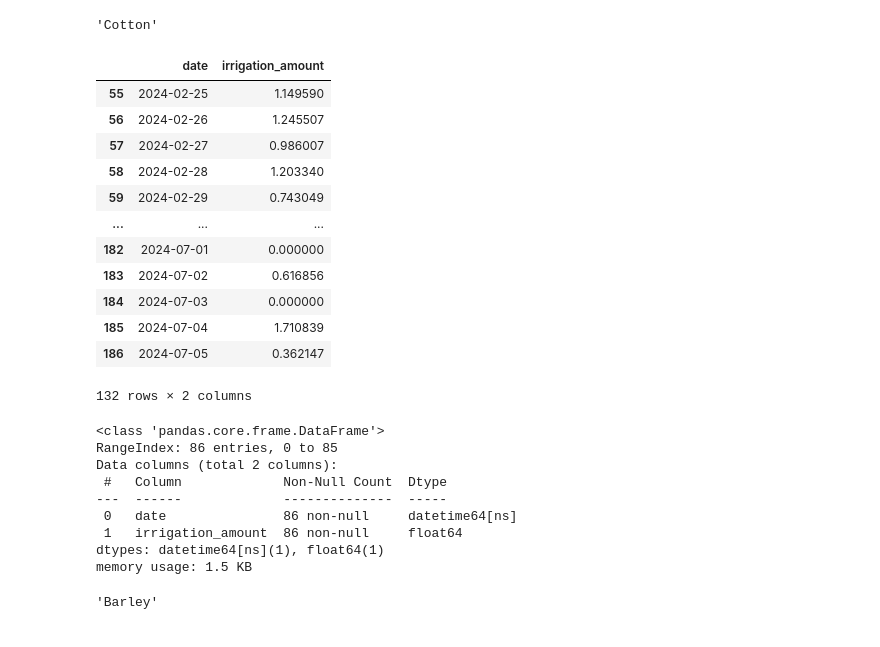
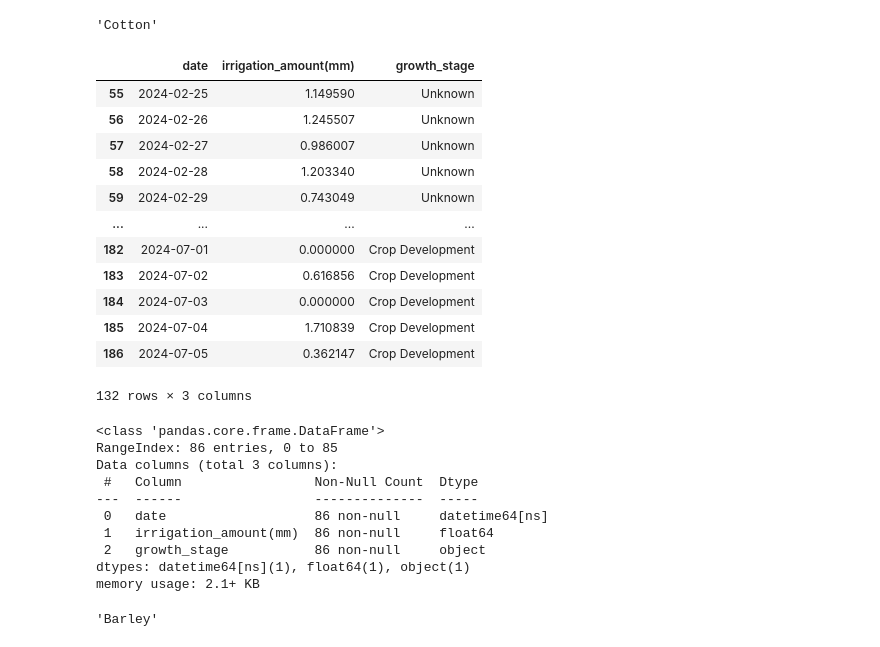
Before and after one commit to Godwin-Oti/Smart-Irrigation-System, a Jupyter notebook: Punjab_India/PUNJAB_2.ipynb, the cells around one changed output. Saved outputs shown, nothing was run; the diff lists cells and outputs as text; code cells hidden in the pictures.

```diff
--- a/Punjab_India/PUNJAB_2.ipynb
+++ b/Punjab_India/PUNJAB_2.ipynb
@@ -1401,39 +1400,41 @@ memory usage: 2.1 KB
 # %%
 threshold_soil_moisture = 0.220757	  # Example threshold in m³/m³(which is mean of soil moisture in the Dataset)
 # Calculate soil deficit
-cotton_data['soil_deficit'] = cotton_data['ETc (mm)'] - cotton_data['precipitation (mm)']
+cotton_data['soil_deficit(mm)'] = cotton_data['ETc (mm)'] - cotton_data['precipitation (mm)']
 cotton_data['irrigation_need'] = cotton_data['soil_moisture_28_to_100cm (m³/m³)'] < threshold_soil_moisture
 #cotton_data['date'] = pd.to_datetime(cotton_data['date'])
 def calculate_irrigation_need(soil_moisture, threshold, soil_deficit):
     if soil_moisture < threshold:
         return max(0, threshold - soil_moisture + soil_deficit)
     return 0
 
-cotton_data['irrigation_amount'] = cotton_data.apply(lambda row: calculate_irrigation_need(
-    row['soil_moisture_28_to_100cm (m³/m³)'], threshold_soil_moisture, row['soil_deficit']), axis=1)
+cotton_data['irrigation_amount(mm)'] = cotton_data.apply(lambda row: calculate_irrigation_need(
+    row['soil_moisture_28_to_100cm (m³/m³)'], threshold_soil_moisture, row['soil_deficit(mm)']), axis=1)
 
 # Create an irrigation schedule
-irrigation_schedule = cotton_data[cotton_data['irrigation_need'] == True][['date', 'irrigation_amount']]
+irrigation_schedule = cotton_data[cotton_data['irrigation_need'] == True][['date', 'irrigation_amount(mm)','growth_stage']]
+
 irrigation_schedule
 # %% [output]
-|  | date | irrigation_amount |
-| 55 | 2024-02-25 | 1.149590 |
-| 56 | 2024-02-26 | 1.245507 |
-| 57 | 2024-02-27 | 0.986007 |
-| 58 | 2024-02-28 | 1.203340 |
-| 59 | 2024-02-29 | 0.743049 |
-| ... | ... | ... |
-| 182 | 2024-07-01 | 0.000000 |
-| 183 | 2024-07-02 | 0.616856 |
-| 184 | 2024-07-03 | 0.000000 |
-| 185 | 2024-07-04 | 1.710839 |
-| 186 | 2024-07-05 | 0.362147 |
+|  | date | irrigation_amount(mm) | growth_stage |
+| 55 | 2024-02-25 | 1.149590 | Unknown |
+| 56 | 2024-02-26 | 1.245507 | Unknown |
+| 57 | 2024-02-27 | 0.986007 | Unknown |
+| 58 | 2024-02-28 | 1.203340 | Unknown |
+| 59 | 2024-02-29 | 0.743049 | Unknown |
+| ... | ... | ... | ... |
+| 182 | 2024-07-01 | 0.000000 | Crop Development |
+| 183 | 2024-07-02 | 0.616856 | Crop Development |
+| 184 | 2024-07-03 | 0.000000 | Crop Development |
+| 185 | 2024-07-04 | 1.710839 | Crop Development |
+| 186 | 2024-07-05 | 0.362147 | Crop Development |
-132 rows × 2 columns
+132 rows × 3 columns
 # %%
 # Create an irrigation schedule within the growing season of sugarcane
 irrigation_schedule_cotton = cotton_data[(cotton_data['date'] >= '2024-04-01') &
                                               (cotton_data['date'] <= '2024-12-31') &
-                                              (cotton_data['irrigation_amount'] > 0)][['date', 'irrigation_amount']]
+                                              (cotton_data['irrigation_amount(mm)'] > 0)][['date', 'irrigation_amount(mm)','growth_stage']]
+
 
 # Display the resulting irrigation schedule
 cotton_irrigation_schedule=irrigation_schedule_cotton.reset_index(drop=True)
@@ -1441,13 +1442,14 @@ cotton_irrigation_schedule.info()
 # %% [output]
 <class 'pandas.core.frame.DataFrame'>
 RangeIndex: 86 entries, 0 to 85
-Data columns (total 2 columns):
- #   Column             Non-Null Count  Dtype
----  ------             --------------  -----
- 0   date               86 non-null     datetime64[ns]
- 1   irrigation_amount  86 non-null     float64
-dtypes: datetime64[ns](1), float64(1)
-memory usage: 1.5 KB
+Data columns (total 3 columns):
+ #   Column                 Non-Null Count  Dtype
+---  ------                 --------------  -----
+ 0   date                   86 non-null     datetime64[ns]
+ 1   irrigation_amount(mm)  86 non-null     float64
+ 2   growth_stage           86 non-null     object
+dtypes: datetime64[ns](1), float64(1), object(1)
+memory usage: 2.1+ KB
 # %%
 """Barley"""
 # %% [output]
```
Also changed, not shown: parts of 31 cells of this notebook, 2 other files.
